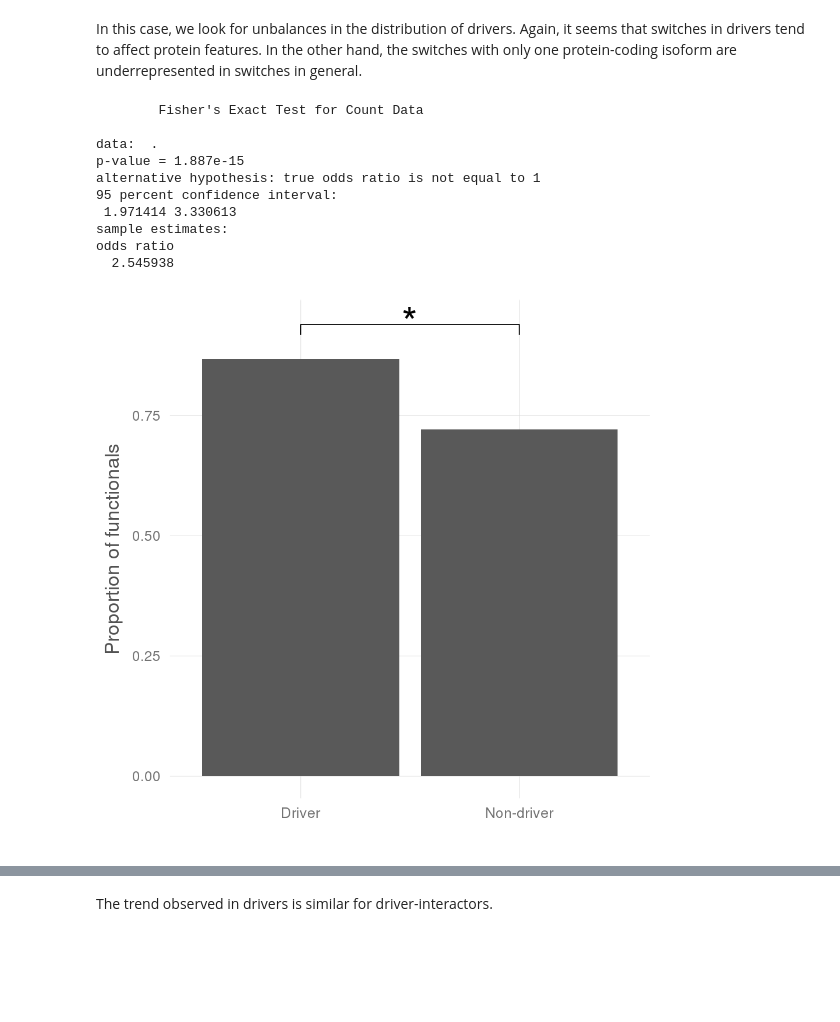
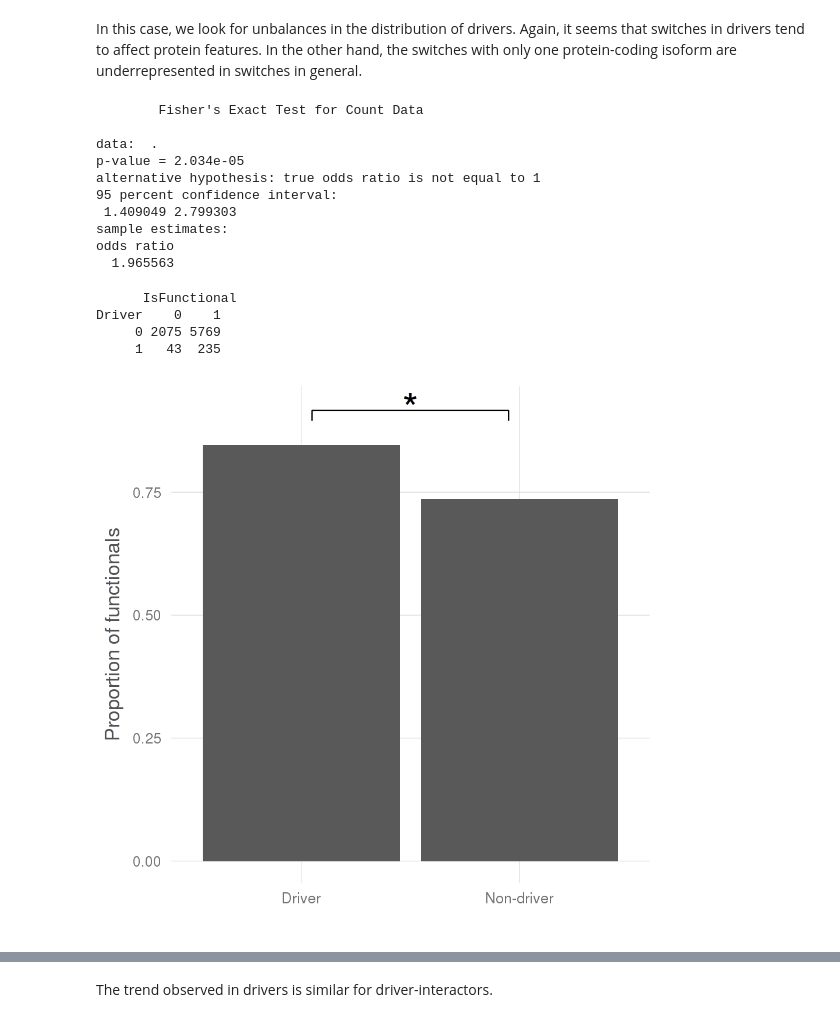
Before and after one commit to hclimente/smartas, a Jupyter notebook: switches/functionals.ipynb, the cells around one changed output, grey strips where cells are left out. Saved outputs shown, nothing was run; the diff lists cells and outputs as text; code cells hidden in the pictures; blank space fills up the shorter version.

Commit message:
added some driver-switch analyses

```diff
--- a/switches/functionals.ipynb
+++ b/switches/functionals.ipynb
@@ -454,31 +480,45 @@ ggplot() +
 # %% [markdown]
 In this case, we look for unbalances in the distribution of drivers. Again, it seems that switches in drivers tend to affect protein features. In the other hand, the switches with only one protein-coding isoform are underrepresented in switches in general.
 # %%
-switches.split %>%
+# test if drivers are enriched in functional
+switches %>%
+    filter(Reliable == 1) %>%
     select(Driver,IsFunctional) %>%
     table %>%
     fisher.test
 
-p <- switches.split %>%
+# table
+switches %>%
+    filter(Reliable == 1) %>%
+    select(Driver,IsFunctional) %>%
+    table
+
+# plot
+p <- switches %>%
+    filter(Reliable == 1) %>%
     group_by(Driver) %>%
     summarize(IsFunctional = sum(IsFunctional)/n()) %>%
     mutate(Driver = ifelse(Driver == 1, "Driver", "Non-driver")) %>%
     ggplot(aes(x=Driver, y = IsFunctional)) +
         geom_bar(stat="identity") +
         clean_theme() +
         labs(x = "", y = "Proportion of functionals", fill = "") +
         theme(legend.position="bottom") +
         scale_fill_manual(values = c("Functional" = "gray30", "Non-functional" = "white"))
 star_bar(p, c(TRUE), fit = FALSE, dist = 0.05)
 # %% [output]
         Fisher's Exact Test for Count Data
 
 data:  .
-p-value = 1.887e-15
+p-value = 2.034e-05
 alternative hypothesis: true odds ratio is not equal to 1
 95 percent confidence interval:
- 1.971414 3.330613
+ 1.409049 2.799303
 sample estimates:
 odds ratio
-  2.545938
+  1.965563
+      IsFunctional
+Driver    0    1
+     0 2075 5769
+     1   43  235
-[figure, old version]
+[figure, new version]
```
Also changed, not shown: parts of 11 cells of this notebook.
